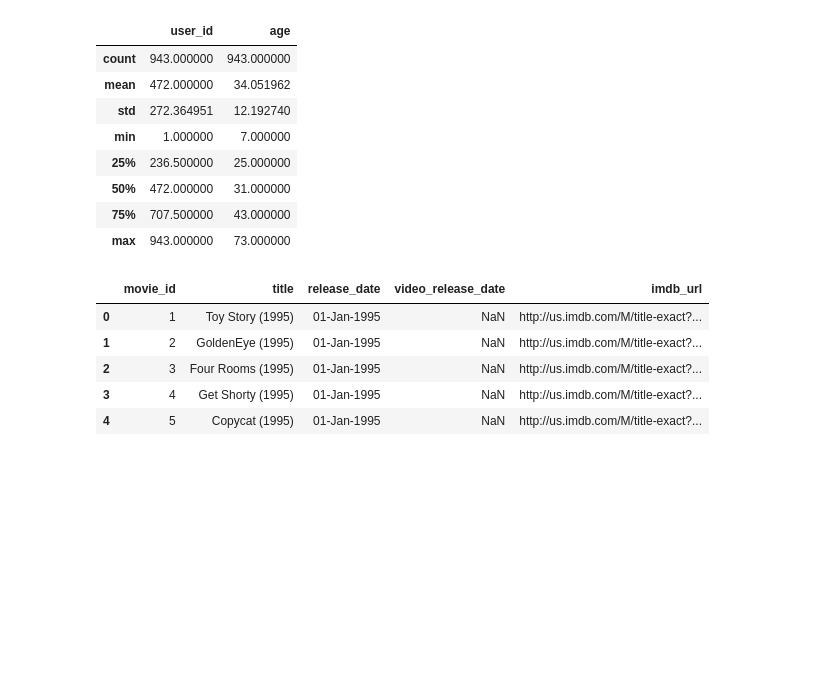
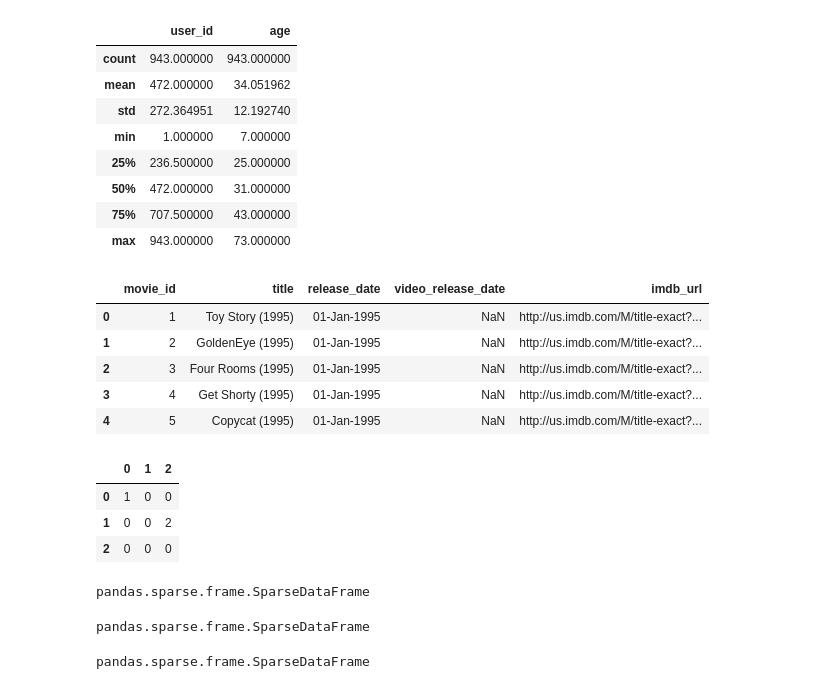
Before and after one commit to FizikRoot/nir, a Jupyter notebook: nir/Untitled1.ipynb, the cells around one changed output. Saved outputs shown, nothing was run; the diff lists cells and outputs as text; code cells hidden in the pictures; blank space fills up the shorter version.

```diff
--- a/nir/Untitled1.ipynb
+++ b/nir/Untitled1.ipynb
@@ -58,0 +62,9 @@ movies.head()
+# %%
+a = pd.DataFrame([[1,0,0],[0,0,2],[0,0,0]])
+# %%
+a
+# %% [output]
+|  | 0 | 1 | 2 |
+| 0 | 1 | 0 | 0 |
+| 1 | 0 | 0 | 2 |
+| 2 | 0 | 0 | 0 |
@@ -58,0 +73,8 @@ movies.head()
+# %%
+type(c)
+# %% [output]
+pandas.sparse.frame.SparseDataFrame
+# %%
+type(c)
+# %% [output]
+pandas.sparse.frame.SparseDataFrame
@@ -58,0 +83,4 @@ movies.head()
+# %%
+type(g.to_sparse())
+# %% [output]
+pandas.sparse.frame.SparseDataFrame
```
Also changed, not shown: parts of 12 cells of this notebook, 6 other files.
